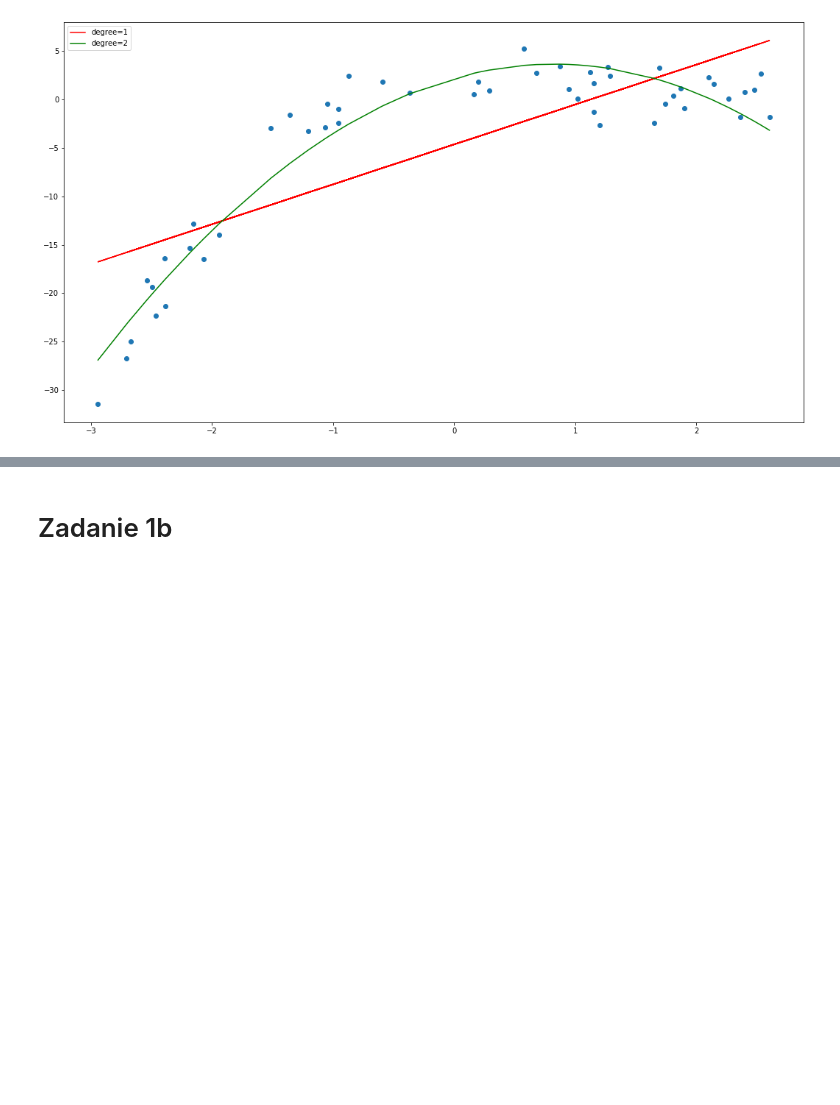
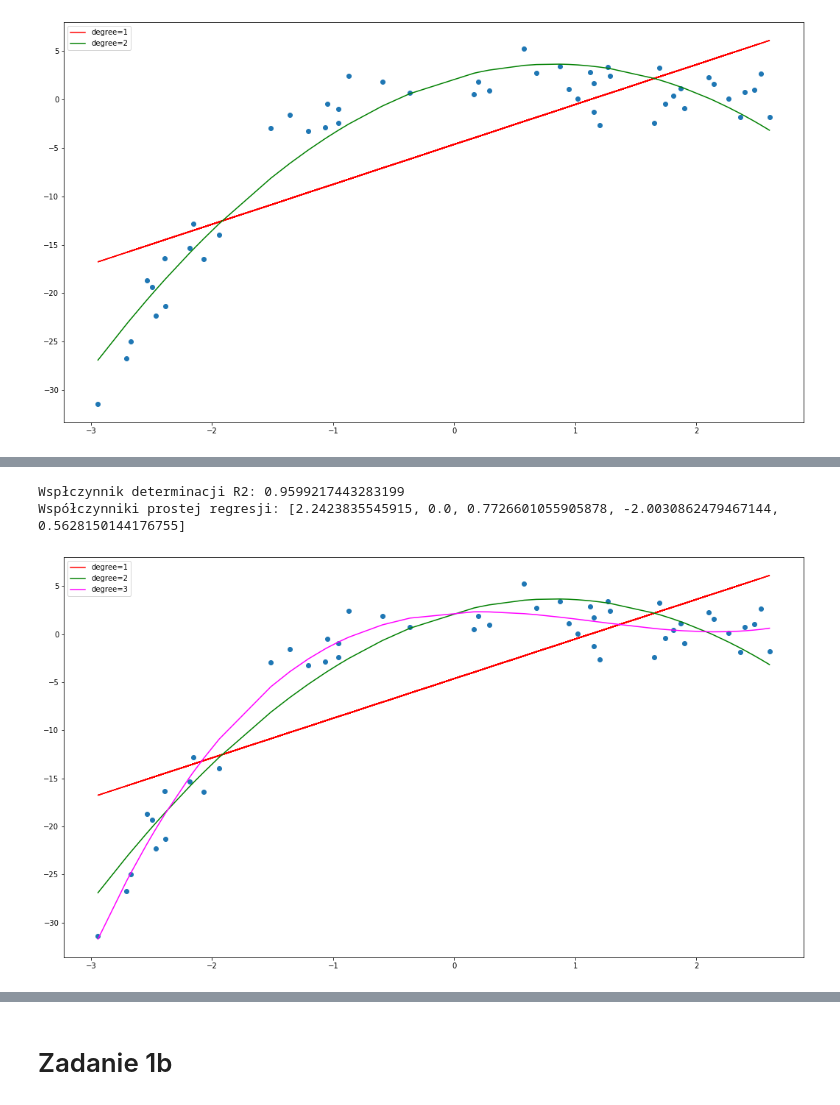
Before and after one commit to imatten/bootcamp_datascience, a Jupyter notebook: notebooks/05_regularyzacja_regresji_liniowej/01_regularyzacja_model_regresji.ipynb, the cells around one changed output, grey strips where cells are left out. Saved outputs shown, nothing was run; the diff lists cells and outputs as text; code cells hidden in the pictures; blank space fills up the shorter version.

```diff
--- a/notebooks/05_regularyzacja_regresji_liniowej/01_regularyzacja_model_regresji.ipynb
+++ b/notebooks/05_regularyzacja_regresji_liniowej/01_regularyzacja_model_regresji.ipynb
@@ -127,3 +127,11 @@ plt.legend(loc='upper left')
 plt.show()
 # %% [output]
 [figure]
+# %%
+# c)
+model3 = make_pipeline(
+    PolynomialFeatures(degree=3),
+    LinearRegression()
+)
+
+model3.fit(X, y)
@@ -129,0 +147,35 @@ plt.show()
+# %%
+model3_params = [model3['linearregression'].intercept_] + list(model3['linearregression'].coef_)
+print("Wspłczynnik determinacji R2: {}".format(model3.score(X, y)))
+print("Współczynniki prostej regresji: {}".format(model3_params))
+# %% [output]
+Wspłczynnik determinacji R2: 0.9599217443283199
+Współczynniki prostej regresji: [2.2423835545915, 0.0, 0.7726601055905878, -2.0030862479467144, 0.5628150144176755]
+# %%
+model3_fittedvalues = model3.predict(X) # y = b0 + b1 * x + b2 * x^2 + b3 * x^3
+# %%
+plt.figure(figsize=(18, 10))
+
+plt.scatter(x, y)
+plt.plot(x, x * model1_params[1] + model1_params[0], color='red', label="degree=1")
+
+# -------------------------
+
+sorted_zip = sorted(zip(x, model2_fittedvalues), key=operator.itemgetter(0))
+x_range, y_poly_pred = zip(*sorted_zip)
+
+plt.plot(x_range, y_poly_pred, color='green', label='degree=2')
+
+# -------------------------
+
+sorted_zip = sorted(zip(x, model3_fittedvalues), key=operator.itemgetter(0))
+x_range, y_poly_pred = zip(*sorted_zip)
+
+plt.plot(x_range, y_poly_pred, color='magenta', label='degree=3')
+
+# -------------------------
+
+plt.legend(loc='upper left')
+plt.show()
+# %% [output]
+[figure, added]
```
Also changed, not shown: parts of 22 cells of this notebook.
